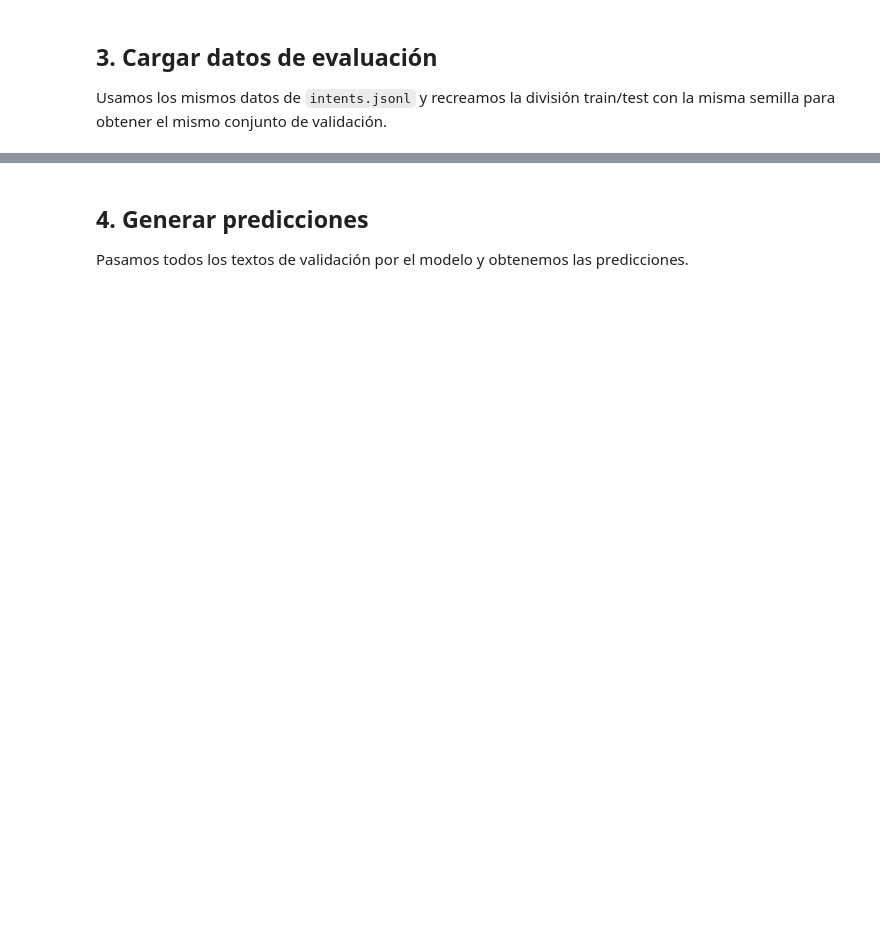
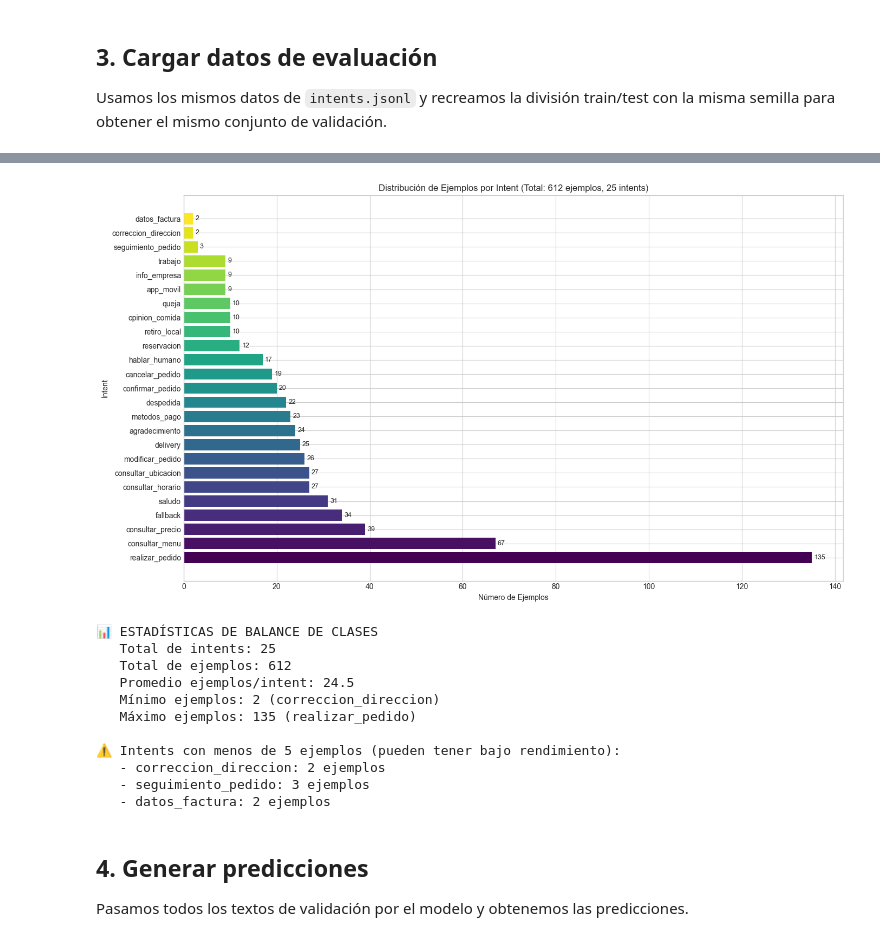
Before and after one commit to cfreireudla/los_motes_webhook, a Jupyter notebook: notebooks/03_evaluacion_metricas.ipynb, the cells around one changed output, grey strips where cells are left out. Cells and saved outputs as stored; diff of their text form; code cells hidden in the pictures; blank space fills up the shorter version.

```diff
--- a/notebooks/03_evaluacion_metricas.ipynb
+++ b/notebooks/03_evaluacion_metricas.ipynb
@@ -94,3 +104,52 @@ print(f"   Intents únicos: {len(set(labels))}")
+# %%
+# Contar ejemplos por intent
+from collections import Counter
+label_counts = Counter(labels)
+label_counts_sorted = dict(sorted(label_counts.items(), key=lambda x: x[1], reverse=True))
+
+# Visualizar distribución
+fig, ax = plt.subplots(figsize=(14, 8))
+colors = plt.cm.viridis(np.linspace(0, 1, len(label_counts_sorted)))
+bars = ax.barh(list(label_counts_sorted.keys()), list(label_counts_sorted.values()), color=colors)
+
+# Agregar valores
+for bar, val in zip(bars, label_counts_sorted.values()):
+    ax.text(val + 0.5, bar.get_y() + bar.get_height()/2, str(val), va='center', fontsize=9)
+
+ax.set_xlabel('Número de Ejemplos')
+ax.set_ylabel('Intent')
+ax.set_title(f'Distribución de Ejemplos por Intent (Total: {len(data)} ejemplos, {len(label_counts)} intents)')
+plt.tight_layout()
+plt.show()
+
+# Estadísticas de balance
+print(f"\n📊 ESTADÍSTICAS DE BALANCE DE CLASES")
+print(f"   Total de intents: {len(label_counts)}")
+print(f"   Total de ejemplos: {len(data)}")
+print(f"   Promedio ejemplos/intent: {len(data)/len(label_counts):.1f}")
+print(f"   Mínimo ejemplos: {min(label_counts.values())} ({min(label_counts, key=label_counts.get)})")
+print(f"   Máximo ejemplos: {max(label_counts.values())} ({max(label_counts, key=label_counts.get)})")
+
+# Identificar clases con pocos ejemplos
+MIN_EXAMPLES = 5
+low_examples = {k: v for k, v in label_counts.items() if v < MIN_EXAMPLES}
+if low_examples:
+    print(f"\n⚠️ Intents con menos de {MIN_EXAMPLES} ejemplos (pueden tener bajo rendimiento):")
+    for intent, count in low_examples.items():
+        print(f"   - {intent}: {count} ejemplos")
+# %% [output]
+[figure, added]
+📊 ESTADÍSTICAS DE BALANCE DE CLASES
+   Total de intents: 25
+   Total de ejemplos: 612
+   Promedio ejemplos/intent: 24.5
+   Mínimo ejemplos: 2 (correccion_direccion)
+   Máximo ejemplos: 135 (realizar_pedido)
+
+⚠️ Intents con menos de 5 ejemplos (pueden tener bajo rendimiento):
+   - correccion_direccion: 2 ejemplos
+   - seguimiento_pedido: 3 ejemplos
+   - datos_factura: 2 ejemplos
 # %% [markdown]
 ## 4. Generar predicciones
 
```
Also changed, not shown: parts of 19 cells of this notebook, 19 other files.
